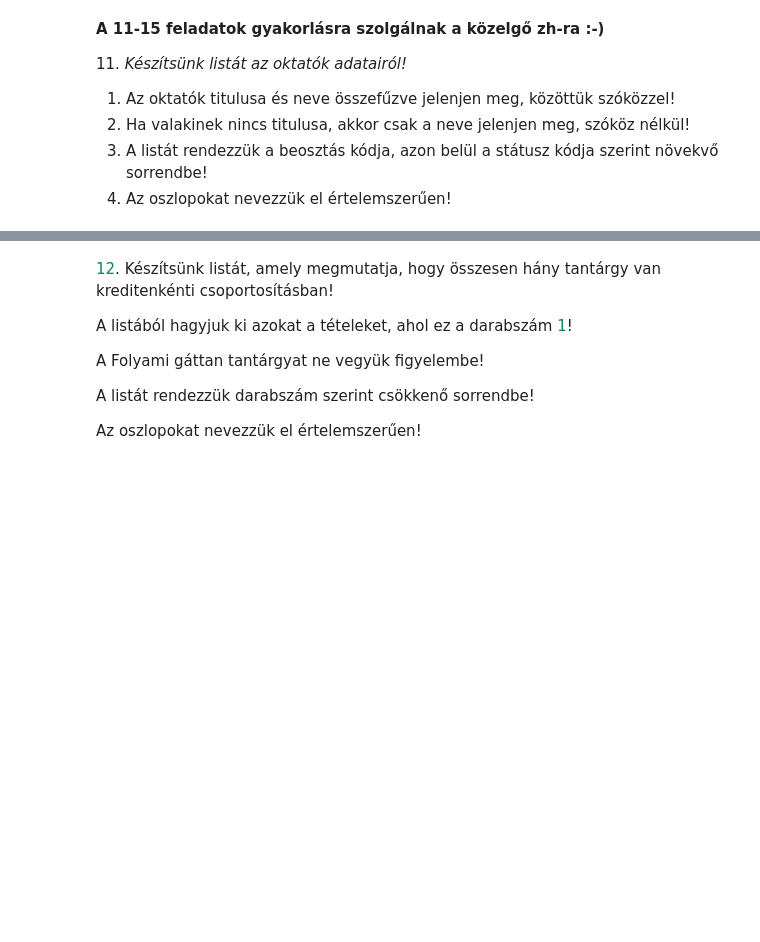
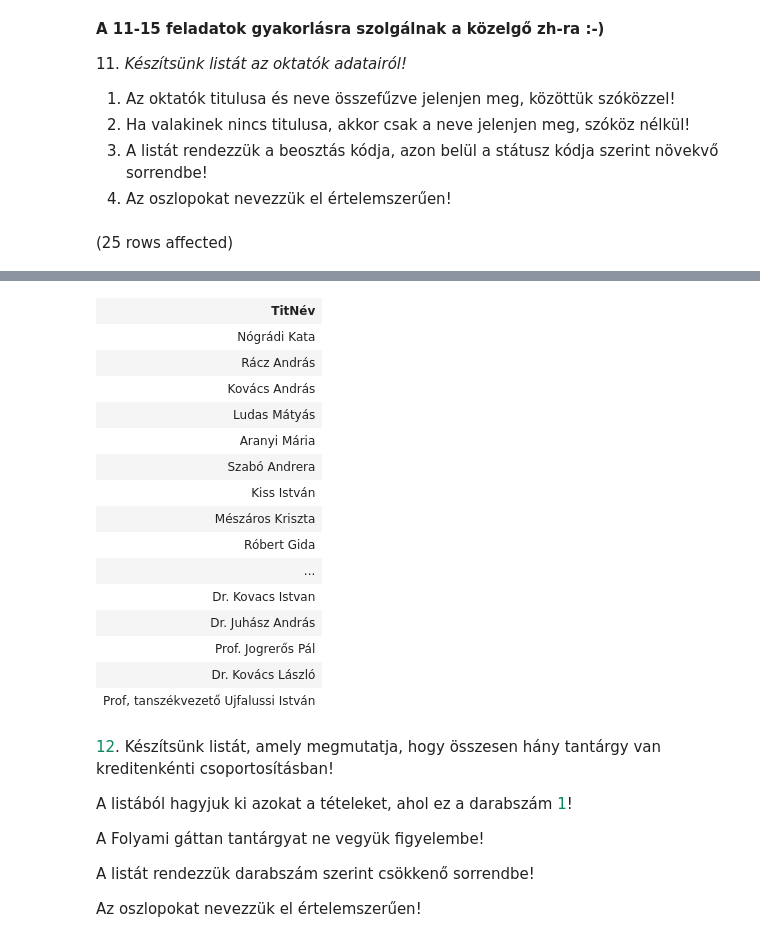
Before and after one commit to komarc/2, a Jupyter notebook: 3/gyakorlat03_feladatok.ipynb, the cells around one changed output, grey strips where cells are left out. Cells and saved outputs as stored; diff of their text form; code cells hidden in the pictures; blank space fills up the shorter version.

```diff
--- a/3/gyakorlat03_feladatok.ipynb
+++ b/3/gyakorlat03_feladatok.ipynb
@@ -179,0 +261,10 @@ from Orak
+# %%
+select
+        CASE
+            WHEN titulus is not null THEN titulus+' '+nev
+            ELSE nev
+        END as 'TitNév'
+from Oktatok okt JOIN Beosztasok beo ON okt.beosztás=beo.beosztas_id
+order by beo.beosztas_id, okt.[status]
+# %% [output]
+(25 rows affected)
@@ -180,3 +272,19 @@ from Orak
+| TitNév |
+| Nógrádi Kata |
+| Rácz András |
+| Kovács András |
+| Ludas Mátyás |
+| Aranyi Mária |
+| Szabó Andrera |
+| Kiss István |
+| Mészáros Kriszta |
+| Róbert Gida |
+| ... |
+| Dr. Kovacs Istvan |
+| Dr. Juhász András |
+| Prof. Jogrerős Pál |
+| Dr. Kovács László |
+| Prof, tanszékvezető Ujfalussi István |
 # %% [markdown]
 <span style="color: #09885a;">12</span>. Készítsünk listát, amely megmutatja, hogy összesen hány tantárgy van kreditenkénti csoportosításban!
 
```
Also changed, not shown: parts of 10 cells of this notebook, 3 other files.
